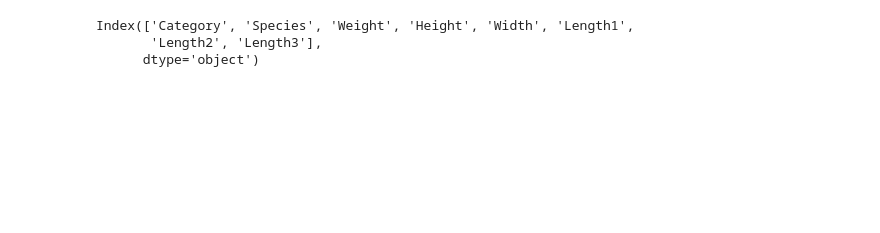
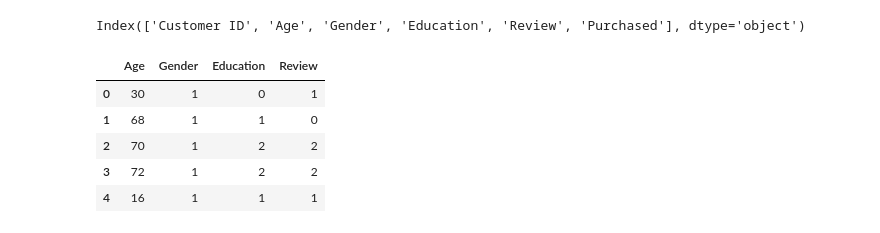
Before and after one commit to Ankesh5488-star/Calculator, a Jupyter notebook: internship_project.ipynb, the cells around one changed output. Cells and saved outputs as stored; diff of their text form; code cells hidden in the pictures; blank space fills up the shorter version.

```diff
--- a/internship_project.ipynb
+++ b/internship_project.ipynb
@@ -51,3 +48,5 @@ fish_dataset.describe()
 # %%
-#step : 3 choose the target varibale (y) and feature (X)
-y=fish_dataset['Weight']
+#define the target(y) and Features(X)
+customer_dataset.columns
+# %% [output]
+Index(['Customer ID', 'Age', 'Gender', 'Education', 'Review', 'Purchased'], dtype='object')
@@ -54,10 +55,17 @@ y=fish_dataset['Weight']
 # %%
-X=fish_dataset.drop(['Species','Weight'],axis=1)
+X=customer_dataset.drop(['Purchased','Customer ID'],axis=1)
-# %%
-#find the total column of the dataset
-fish_dataset.columns
-# %% [output]
-Index(['Category', 'Species', 'Weight', 'Height', 'Width', 'Length1',
-       'Length2', 'Length3'],
-      dtype='object')
+# %%
+#encoding The categorical variable
+X.replace({'Review':{'Poor':0,'Average':1,'Good':2}},inplace=True)
+X.replace({'Education':{'School':0,'UG':1,'PG':2}},inplace=True)
+X.replace({'Gender':{'Male':0,'Female':1}},inplace=True)
+# %%
+X.head()
+# %% [output]
+|  | Age | Gender | Education | Review |
+| 0 | 30 | 1 | 0 | 1 |
+| 1 | 68 | 1 | 1 | 0 |
+| 2 | 70 | 1 | 2 | 2 |
+| 3 | 72 | 1 | 2 | 2 |
+| 4 | 16 | 1 | 1 | 1 |
 # %%
```
Also changed, not shown: parts of 22 cells of this notebook.
